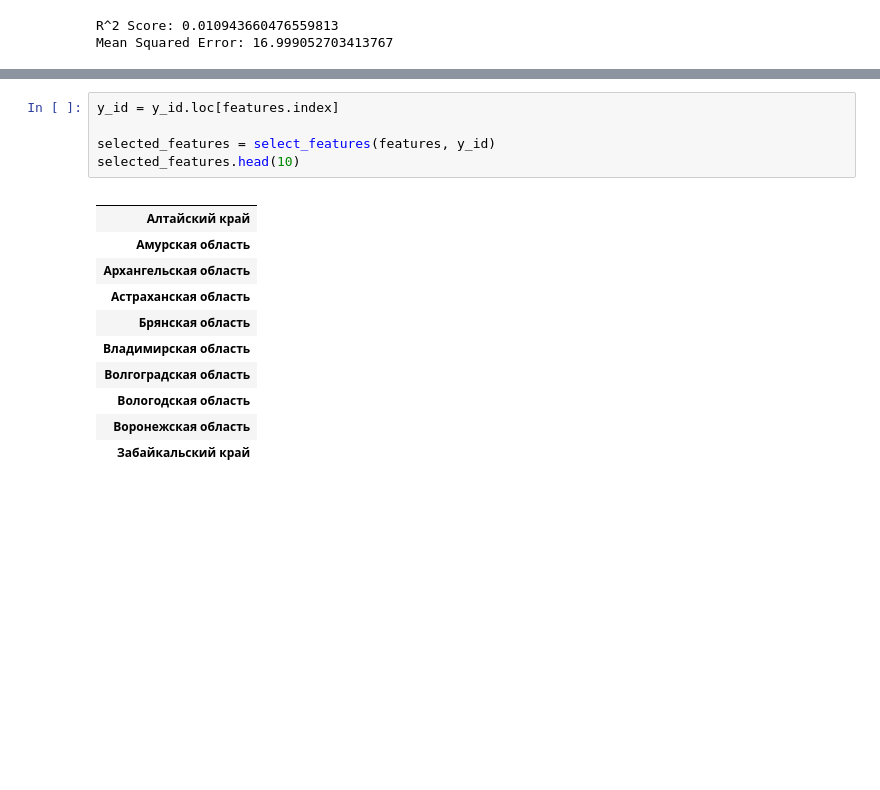
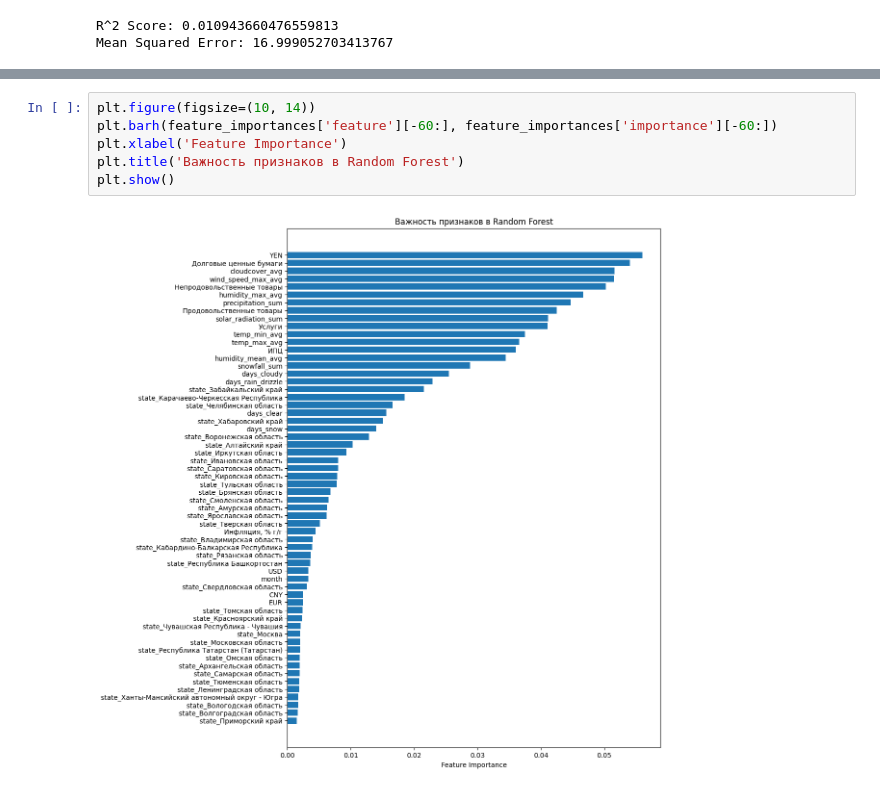
Before and after one commit to rokerius/CU_TL_Megafon_NPS, a Jupyter notebook: denis/workbook.ipynb, the cells around one changed output, grey strips where cells are left out. Drawn from its saved outputs; the diff is of its cells as text; blank space fills up the shorter version.

```diff
--- a/denis/workbook.ipynb
+++ b/denis/workbook.ipynb
@@ -311,17 +198,8 @@ features.head(3)
-# %%
-y_id = y_id.loc[features.index]
-
-selected_features = select_features(features, y_id)
-selected_features.head(10)
-# %% [output]
-|  |
-| Алтайский край |
-| Амурская область |
-| Архангельская область |
-| Астраханская область |
-| Брянская область |
-| Владимирская область |
-| Волгоградская область |
-| Вологодская область |
-| Воронежская область |
-| Забайкальский край |
+# %%
+plt.figure(figsize=(10, 14))
+plt.barh(feature_importances['feature'][-60:], feature_importances['importance'][-60:])
+plt.xlabel('Feature Importance')
+plt.title('Важность признаков в Random Forest')
+plt.show()
+# %% [output]
+[figure, added]
```
Also changed, not shown: parts of 10 cells of this notebook, 27 other files.
